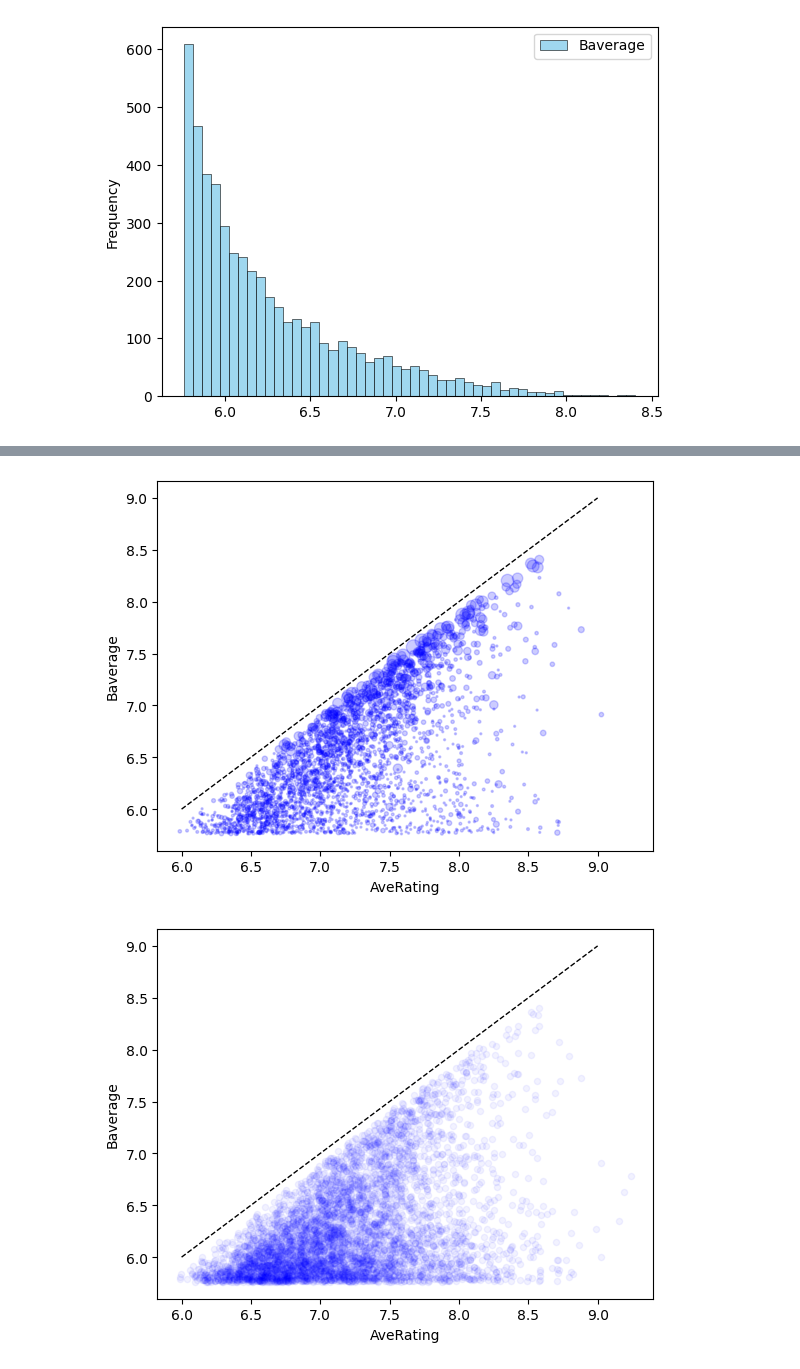
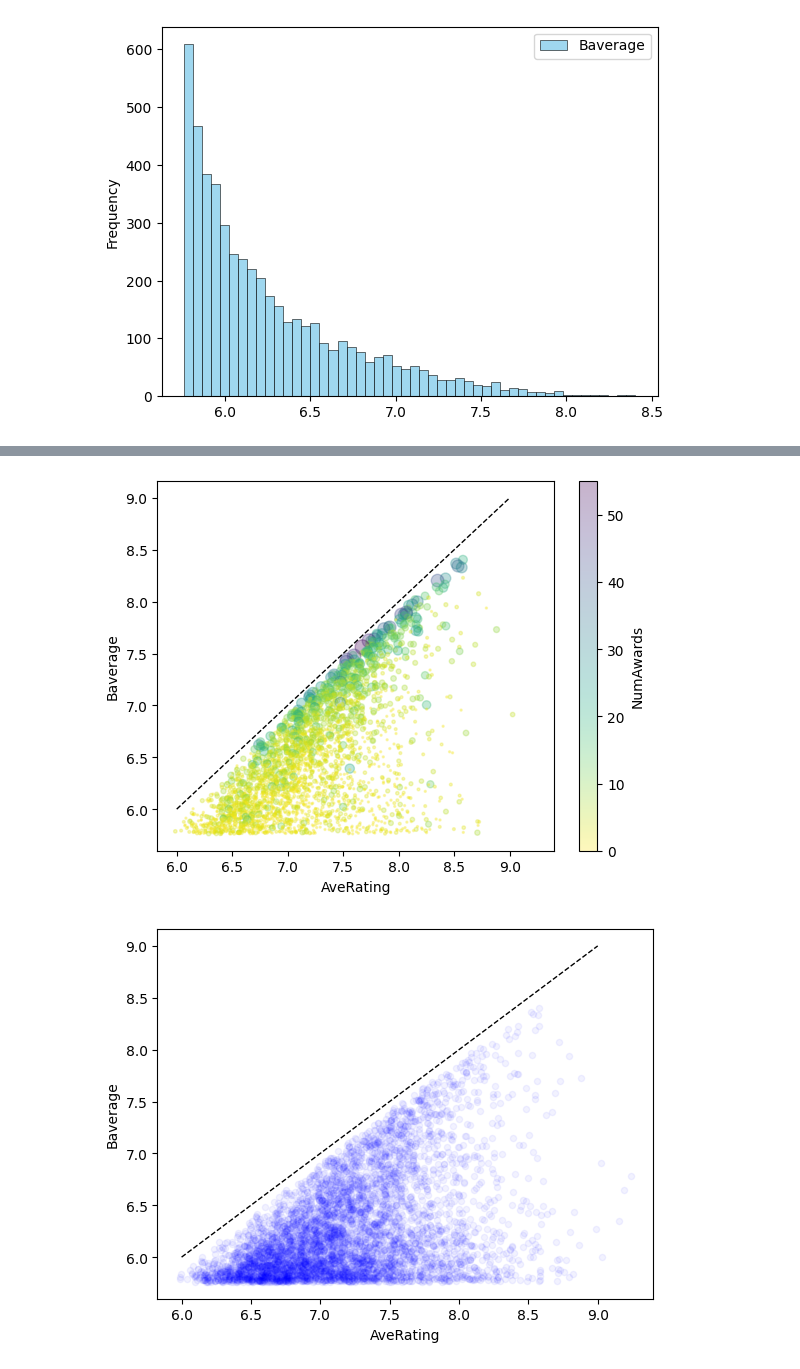
Before and after one commit to manuelarcer/bgg, a Jupyter notebook: bgg_scraper_v3.ipynb, the cells around one changed output, grey strips where cells are left out. Saved outputs shown, nothing was run; the diff lists cells and outputs as text; code cells hidden in the pictures.

```diff
--- a/bgg_scraper_v3.ipynb
+++ b/bgg_scraper_v3.ipynb
@@ -641,10 +643,10 @@ plt.show()
 # %%
 size = games_data_df['NumAwards'] * 2
-games_data_df.plot.scatter(x='AveRating', y='Baverage', s=size, alpha=0.2, color='blue')
+games_data_df.plot.scatter(x='AveRating', y='Baverage', s=size, alpha=0.3, c='NumAwards', colormap='viridis_r')
 plt.plot([6, 9], [6, 9], color='black', linewidth=1, linestyle='--')
 plt.show()
 # %% [output]
-[figure, old version]
+[figure, new version]
 # %%
 games_data_df.plot.scatter(x='AveRating', y='Baverage', alpha=0.05, color='blue')
 # draw diagonal line
```
Also changed, not shown: parts of 9 cells of this notebook.
